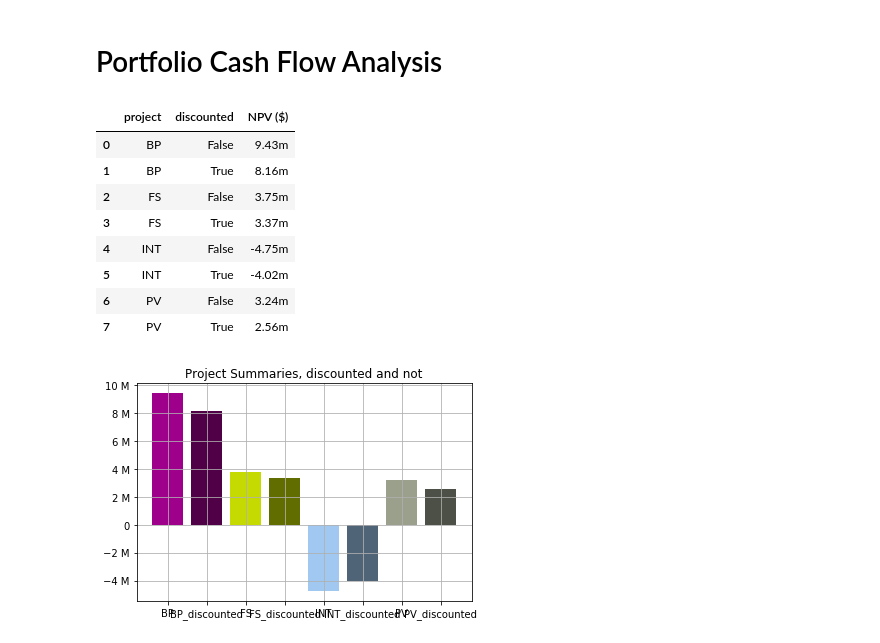
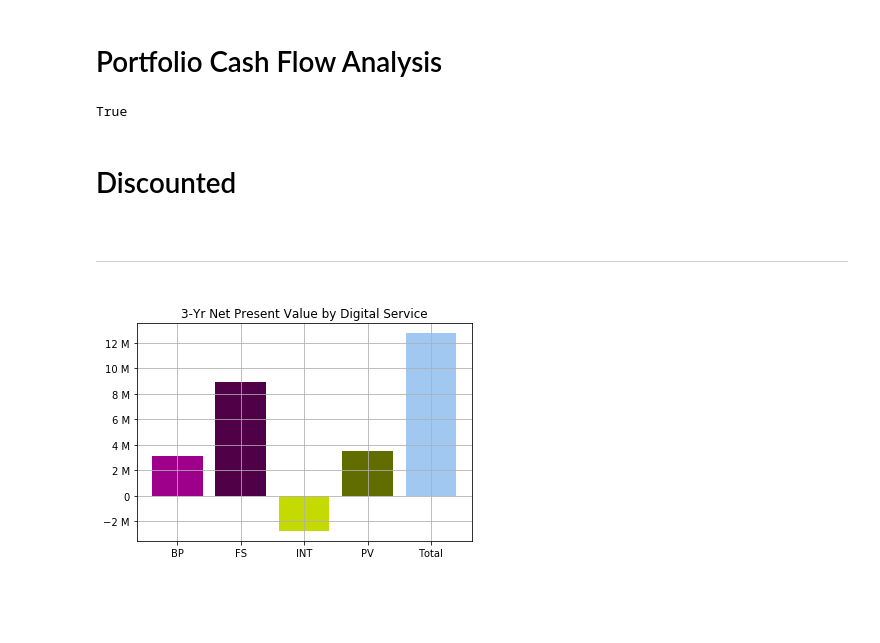
Before and after one commit to ldnelso2/portfolio, a Jupyter notebook: nz_portfolio_dashboard.ipynb, the cells around one changed output. Drawn from its saved outputs; the diff is of its cells as text; code cells hidden in the pictures; blank space fills up the shorter version.

```diff
--- a/nz_portfolio_dashboard.ipynb
+++ b/nz_portfolio_dashboard.ipynb
@@ -17,6 +17,8 @@ from utils import colorscale, get_smartsheet_cell, currency_fmt_to_cols, Smartsh
 # %% [markdown]
 # Portfolio Cash Flow Analysis
 # %%
+SHOW_DISCOUNTED = True
+SHOW_UNDISCOUNTED = False
 # Define a quartely time schema
 years_in_model = 3
 periods_in_year = 4
@@ -37,8 +39,8 @@ COST_VARIABLE = get_smartsheet_cell(21, 3, sheet, 'value') / periods_in_year  #
 COST_PER_FTE  = get_smartsheet_cell(12, 3, sheet, 'value') / periods_in_year  # ($M/yr)
 # %%
 # Allow for easy targeting of rows, here [20 - 70]
-SHEET_ROW_START = 38
-SHEET_ROW_END = 95
+SHEET_ROW_START = 98
+SHEET_ROW_END = 157
 
 def sheet_row_to_cf(row):
     if isinstance(row, PortfolioSheetRow):
@@ -138,52 +140,68 @@ summarized_vc_df = vc_df.groupby(['project', 'discounted'])\
 summarized = pd.merge(summarized_df, summarized_vc_df, how='inner', on=['project', 'discounted'])
 summarized = summarized.apply(currency_fmt_to_cols(['NPV ($)', 'Variable Cost ($)']))
 
-summarized_df.apply(currency_fmt_to_cols(['NPV ($)']))
+# summarized_df.apply(currency_fmt_to_cols(['NPV ($)']))
+
+# SHOW_DISCOUNTED = True
+# SHOW_UNDISCOUNTED = False
+print(SHOW_DISCOUNTED)
+if SHOW_DISCOUNTED:
+    display(HTML(f'<div><h1>Discounted</h1><br /><hr /></div>'))
+    d_df_sum = summarized_df[summarized_df['discounted']].copy()
+    d_df_sum.loc["Total"] = d_df_sum.sum(numeric_only=True)#.drop(['discounted'])
+    d_df_sum.apply(currency_fmt_to_cols(['NPV ($)']))
 # %% [output]
-|  | project | discounted | NPV ($) |
-| 0 | BP | False | 9.43m |
-| 1 | BP | True | 8.16m |
-| 2 | FS | False | 3.75m |
-| 3 | FS | True | 3.37m |
-| 4 | INT | False | -4.75m |
-| 5 | INT | True | -4.02m |
-| 6 | PV | False | 3.24m |
-| 7 | PV | True | 2.56m |
+True
+Discounted
 # %%
 def gen_label(row):
-    postfix = '_discounted' if row['discounted'] else ''
+    postfix = ''
+    if SHOW_DISCOUNTED and SHOW_UNDISCOUNTED: # only apply postfix if both
+        postfix = '_discounted' if row['discounted'] else ''
+
     return row['project'] + postfix
+
+if SHOW_DISCOUNTED and not SHOW_UNDISCOUNTED:
+    cf_df = cf_df[cf_df['discounted']]
+elif SHOW_UNDISCOUNTED and not SHOW_DISCOUNTED:
+    cf_df = cf_df[cf_df['discounted'] == False]
+# else leave dataframe as is
 
 table = cf_df.groupby(['project', 'discounted'])\
           .sum(numeric_only=True)\
           .sum(numeric_only=True, axis=1)\
           .reset_index(name='NPV')\
           .sort_values(by=['project'])
 
+
 table['label'] = table.apply(gen_label, axis=1)
-table
-
+table.loc[table.shape[0]] = ['Total','-',table['NPV'].sum(), 'Total']
 
 # This is way overly complex, but was fun to write
-colors = ["#9e008c", "#C5DA00", "#A0C8F0", "#9BA08C"]
+colors = ["#9e008c", "#C5DA00", "#A0C8F0", "#9BA08C", 'black']
 colors_cycled = list(islice(
-    cycle(colors), # generator of infinitely repeated colors
+    cycle(colors),     # generator of infinitely repeated colors
     0,                 # start at the beginning
     len(project_map)), # we're going to zip later & 2x the proj num is # of bars
 )
 darkened_colors = map(lambda color: colorscale(color, .5), colors_cycled)
-bar_colors = list(chain.from_iterable(zip(colors_cycled, darkened_colors)))
+
+
+if SHOW_DISCOUNTED and SHOW_UNDISCOUNTED:
+    bar_colors = colors
+else:
+    bar_colors = list(chain.from_iterable(zip(colors_cycled, darkened_colors)))
 
 # TODO: Add colors to bars based on project code beign in the x-axis label
 fig = plt.figure()
 fig.patch.set_facecolor('#ffffff')
 ax = fig.add_subplot(1, 1, 1)
 ax.bar(table['label'], table['NPV'], color=bar_colors)
-ax.set_title('Project Summaries, discounted and not')
+ax.set_title('3-Yr Net Present Value by Digital Service')
 ax.yaxis.set_major_formatter(ticker.EngFormatter())
 ax.grid(True)
 # %% [output]
-[figure, old version]
+[figure, new version]
 # %%
 def display_dataframe(df, title):
     display(HTML(f'<div><h3>{title}</h3></div>'))
```
Also changed, not shown: parts of 3 cells of this notebook.
